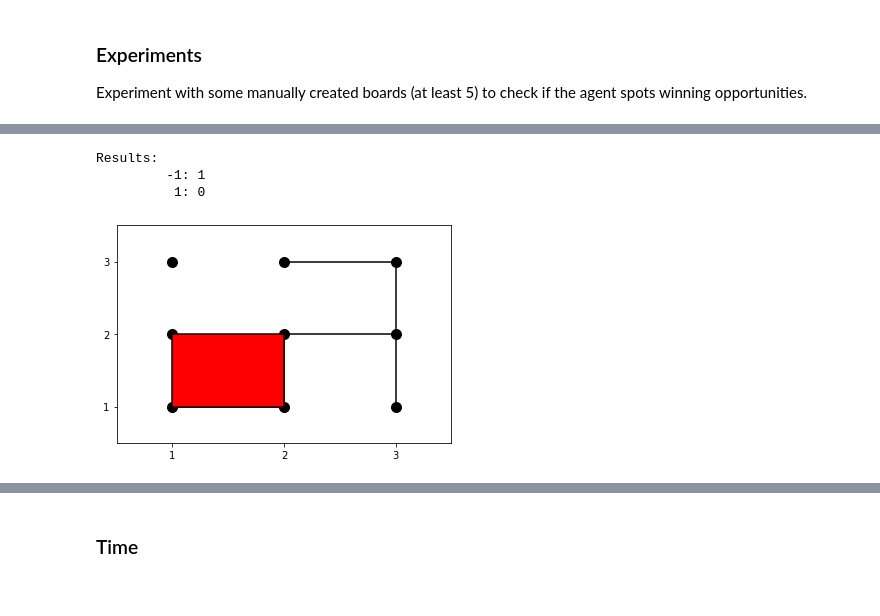
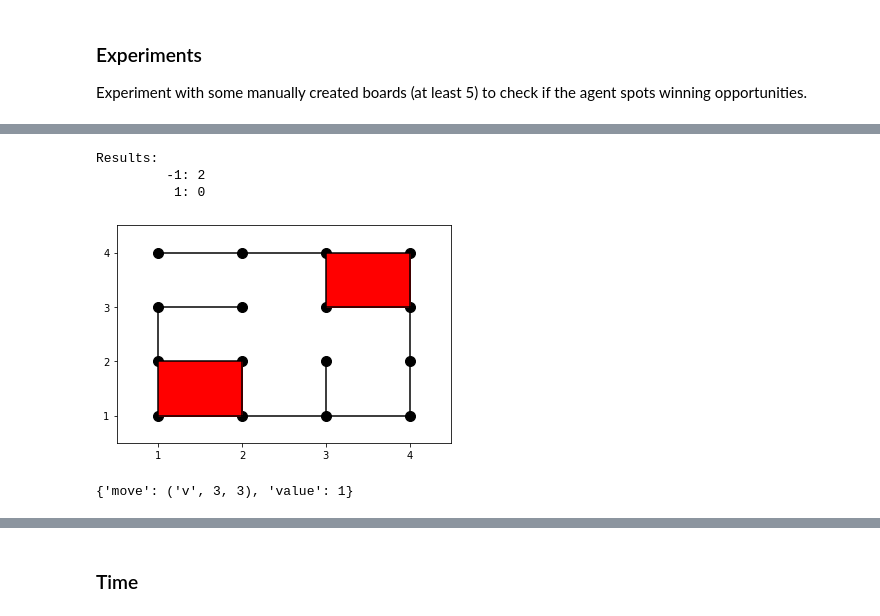
Before and after one commit to diogo-fae/dots-and-boxes, a Jupyter notebook: assignment_dots_and_boxes.ipynb, the cells around one changed output, grey strips where cells are left out. Drawn from its saved outputs; the diff is of its cells as text; code cells hidden in the pictures.

```diff
--- a/assignment_dots_and_boxes.ipynb
+++ b/assignment_dots_and_boxes.ipynb
@@ -726,18 +759,30 @@ Results:
 # %%
-test5 = empty_small()
-draw_line(test5, 'h', 3, 2, -1)
-draw_line(test5, 'h', 2, 1, -1)
-draw_line(test5, 'h', 2, 2, 1)
-draw_line(test5, 'h', 1, 1, -1)
-draw_line(test5, 'v', 3, 3, 1)
-draw_line(test5, 'v', 2, 1, 1)
-draw_line(test5, 'v', 2, 2, -1)
-draw_line(test5, 'v', 2, 3, -1)
-# Best moves: (v, 3, 2), (h, 1, 2)
-# Bad moves: (v, 3, 1), (h, 3, 1)
+test5 = empty_board()
+draw_line(test5, "h", 4, 1, -1)
+draw_line(test5, "h", 4, 2, -1)
+draw_line(test5, "h", 4, 3, -1)
+draw_line(test5, "h", 3, 1, -1)
+draw_line(test5, "h", 3, 3, -1)
+draw_line(test5, "h", 2, 1, -1)
+draw_line(test5, "h", 1, 1, -1)
+draw_line(test5, "h", 1, 2, -1)
+draw_line(test5, "h", 1, 3, -1)
+# draw_line(test5, "v", 4, 2, -1)
+draw_line(test5, "v", 4, 3, -1)
+draw_line(test5, "v", 4, 4, -1)
+draw_line(test5, "v", 3, 1, -1)
+draw_line(test5, "v", 3, 4, -1)
+draw_line(test5, "v", 2, 1, -1)
+draw_line(test5, "v", 2, 2, -1)
+draw_line(test5, "v", 2, 3, -1)
+draw_line(test5, "v", 2, 4, -1)
+# Best moves: (h, 2, 2), (v, 3, 2), (v, 3, 3), (h, 2, 3)
+# Bad moves: (h, 3, 2), (v, 4, 1), (v, 4, 2), (h, 3, 2)
 print_board(test5)
+%time display(alpha_beta_search(test5))
 # %% [output]
 Results:
-         -1: 1
+         -1: 2
           1: 0
-[figure, old version]
+[figure, new version]
+{'move': ('v', 3, 3), 'value': 1}
```
Also changed, not shown: parts of 35 cells of this notebook, 1 other file.
